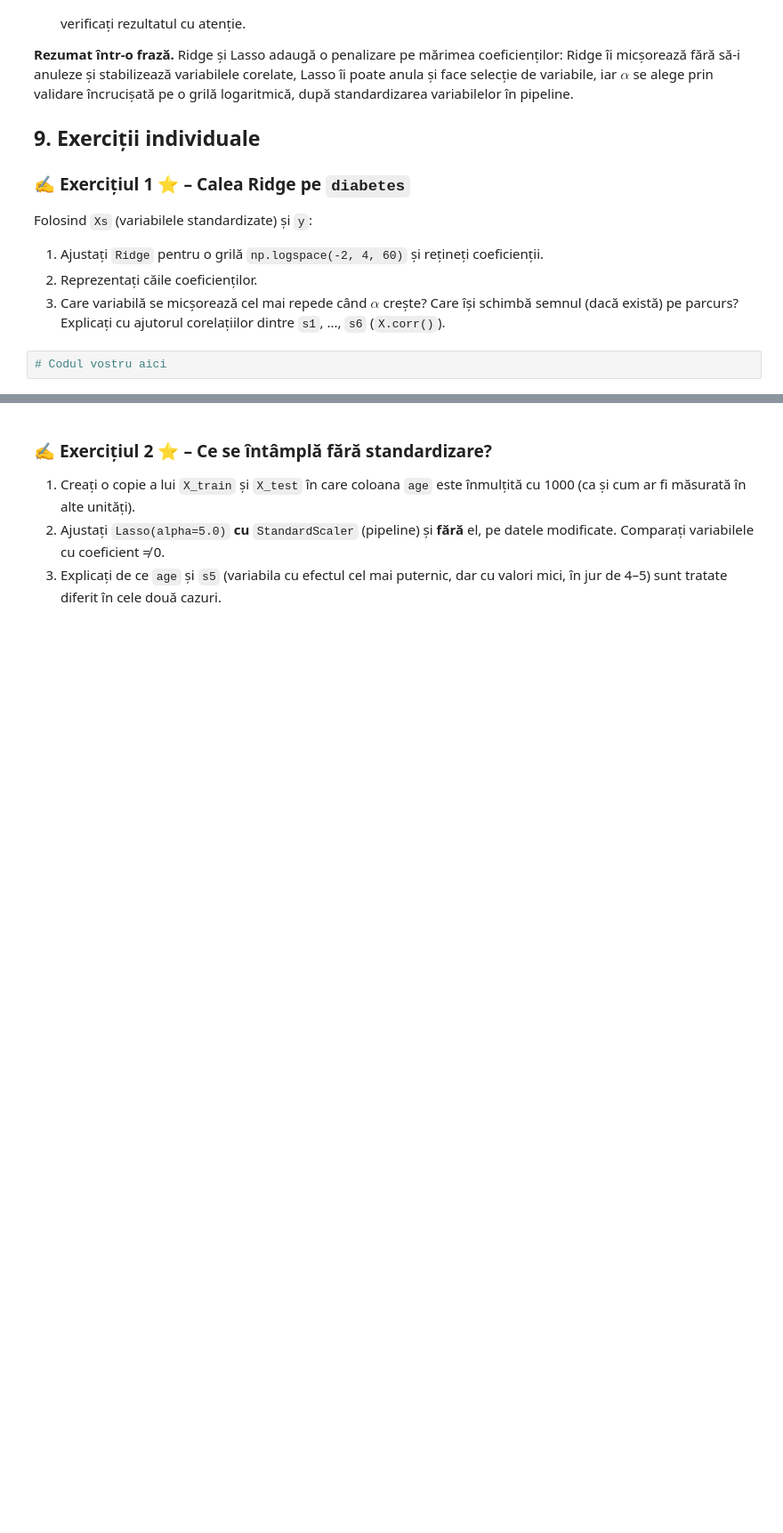
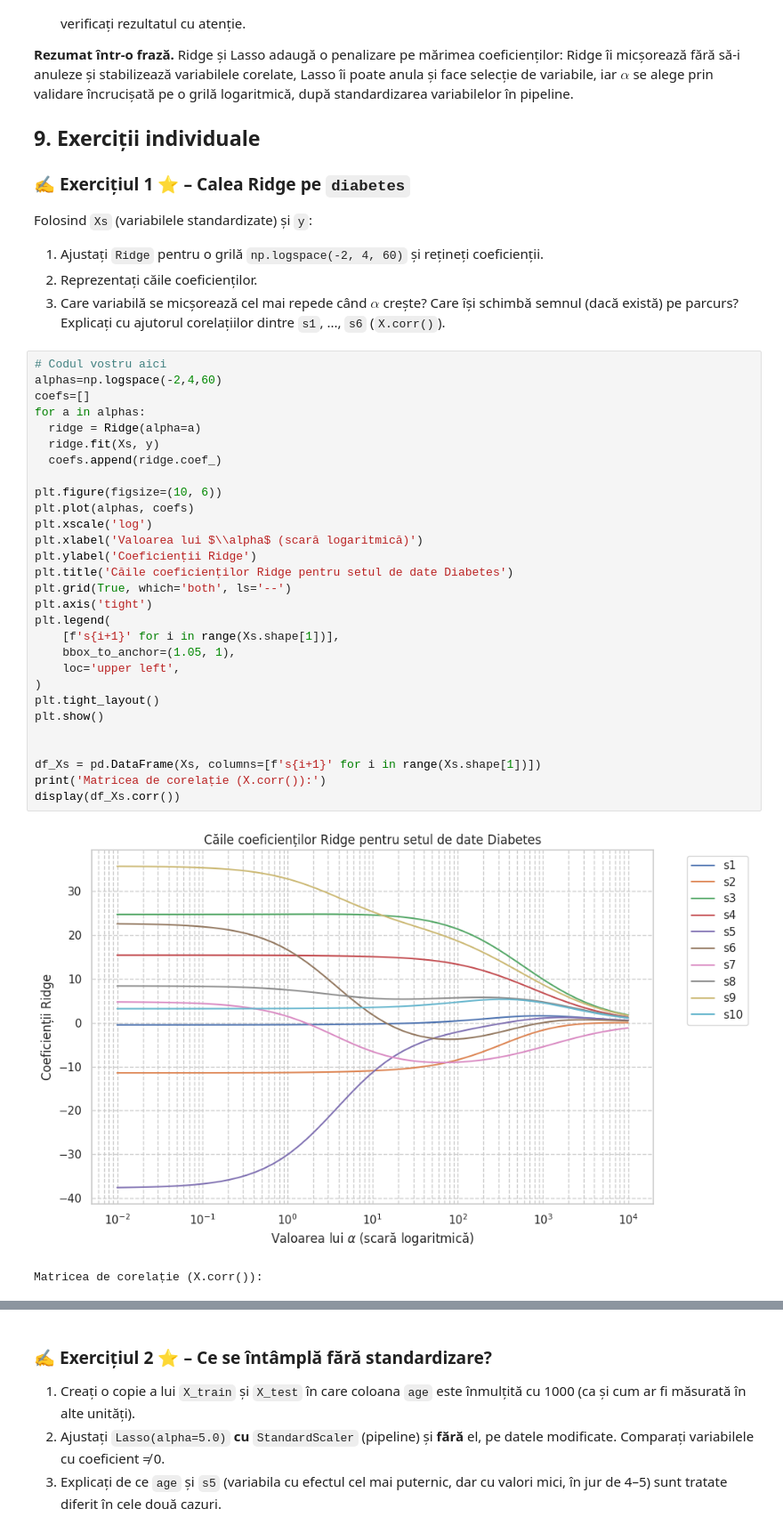
Before and after one commit to ralucapestritu/ML_Seminar_Pestritu-BoborocRaluca, a Jupyter notebook: curs_ridge_si_lasso.ipynb, the cells around one changed output, grey strips where cells are left out. Shown at 89% size. Cells and saved outputs as stored; diff of their text form; blank space fills up the shorter version.

```diff
--- a/curs_ridge_si_lasso.ipynb
+++ b/curs_ridge_si_lasso.ipynb
@@ -1265,5 +1259,35 @@ Folosind `Xs` (variabilele standardizate) și `y`:
 1. Ajustați `Ridge` pentru o grilă `np.logspace(-2, 4, 60)` și rețineți coeficienții.
 2. Reprezentați căile coeficienților.
 3. Care variabilă se micșorează cel mai repede când $\alpha$ crește? Care își schimbă semnul (dacă există) pe parcurs? Explicați cu ajutorul corelațiilor dintre `s1`, ..., `s6` (`X.corr()`).
-# %%
-# Codul vostru aici
+# %%
+# Codul vostru aici
+alphas=np.logspace(-2,4,60)
+coefs=[]
+for a in alphas:
+  ridge = Ridge(alpha=a)
+  ridge.fit(Xs, y)
+  coefs.append(ridge.coef_)
+
+plt.figure(figsize=(10, 6))
+plt.plot(alphas, coefs)
+plt.xscale('log')
+plt.xlabel('Valoarea lui $\\alpha$ (scară logaritmică)')
+plt.ylabel('Coeficienții Ridge')
+plt.title('Căile coeficienților Ridge pentru setul de date Diabetes')
+plt.grid(True, which='both', ls='--')
+plt.axis('tight')
+plt.legend(
+    [f's{i+1}' for i in range(Xs.shape[1])],
+    bbox_to_anchor=(1.05, 1),
+    loc='upper left',
+)
+plt.tight_layout()
+plt.show()
+
+
+df_Xs = pd.DataFrame(Xs, columns=[f's{i+1}' for i in range(Xs.shape[1])])
+print('Matricea de corelație (X.corr()):')
+display(df_Xs.corr())
+# %% [output]
+[figure, added]
+Matricea de corelație (X.corr()):
```
Also changed, not shown: parts of 8 cells of this notebook.
